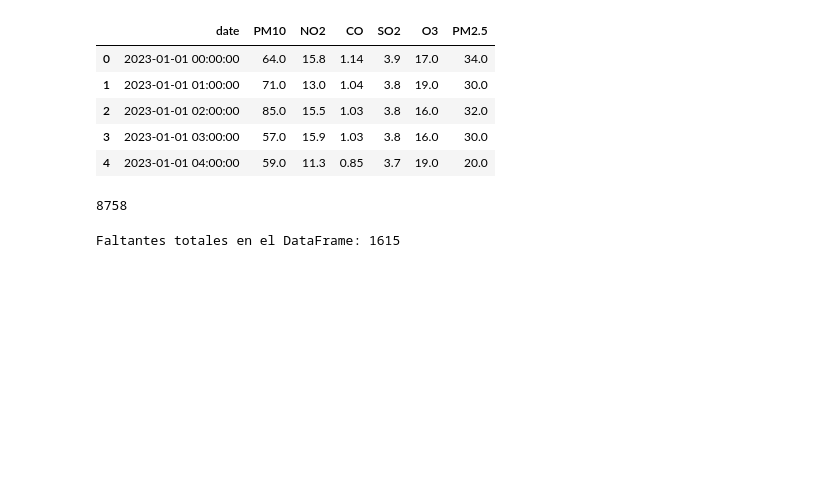
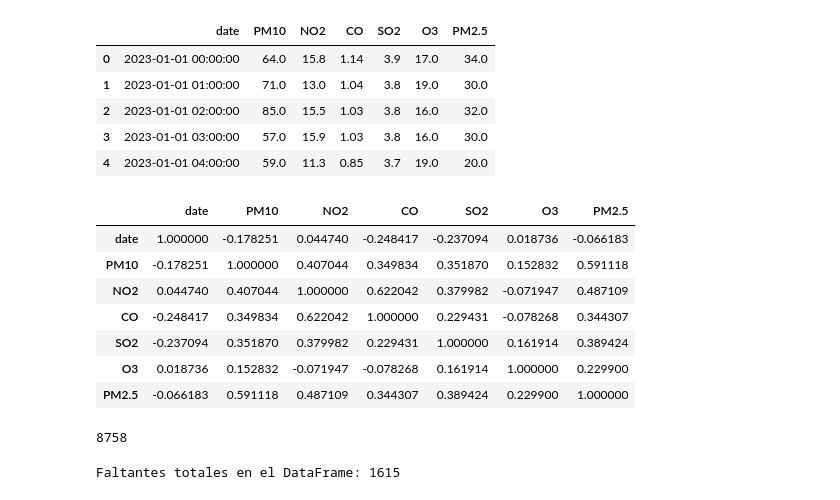
Before and after one commit to marielalvarez/Analisis-de-Calidad-de-Aire, a Jupyter notebook: ETAPA1/suroeste2/2023.ipynb, the cells around one changed output. Cells and saved outputs as stored; diff of their text form; code cells hidden in the pictures; blank space fills up the shorter version.

```diff
--- a/ETAPA1/suroeste2/2023.ipynb
+++ b/ETAPA1/suroeste2/2023.ipynb
@@ -13,6 +55,17 @@ data_2023.head()
 | 2 | 2023-01-01 02:00:00 | 85.0 | 15.5 | 1.03 | 3.8 | 16.0 | 32.0 |
 | 3 | 2023-01-01 03:00:00 | 57.0 | 15.9 | 1.03 | 3.8 | 16.0 | 30.0 |
 | 4 | 2023-01-01 04:00:00 | 59.0 | 11.3 | 0.85 | 3.7 | 19.0 | 20.0 |
+# %%
+data_2023.corr()
+# %% [output]
+|  | date | PM10 | NO2 | CO | SO2 | O3 | PM2.5 |
+| date | 1.000000 | -0.178251 | 0.044740 | -0.248417 | -0.237094 | 0.018736 | -0.066183 |
+| PM10 | -0.178251 | 1.000000 | 0.407044 | 0.349834 | 0.351870 | 0.152832 | 0.591118 |
+| NO2 | 0.044740 | 0.407044 | 1.000000 | 0.622042 | 0.379982 | -0.071947 | 0.487109 |
+| CO | -0.248417 | 0.349834 | 0.622042 | 1.000000 | 0.229431 | -0.078268 | 0.344307 |
+| SO2 | -0.237094 | 0.351870 | 0.379982 | 0.229431 | 1.000000 | 0.161914 | 0.389424 |
+| O3 | 0.018736 | 0.152832 | -0.071947 | -0.078268 | 0.161914 | 1.000000 | 0.229900 |
+| PM2.5 | -0.066183 | 0.591118 | 0.487109 | 0.344307 | 0.389424 | 0.229900 | 1.000000 |
 # %%
 import sys
 sys.path.append('..')
```
Also changed, not shown: parts of 4 cells of this notebook, 28 other files.
